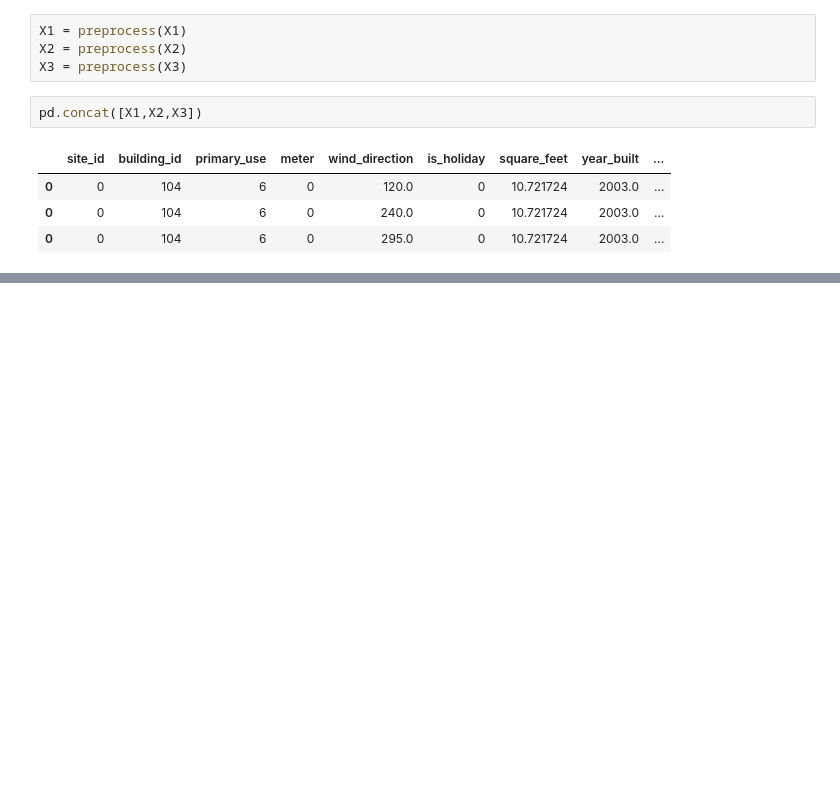
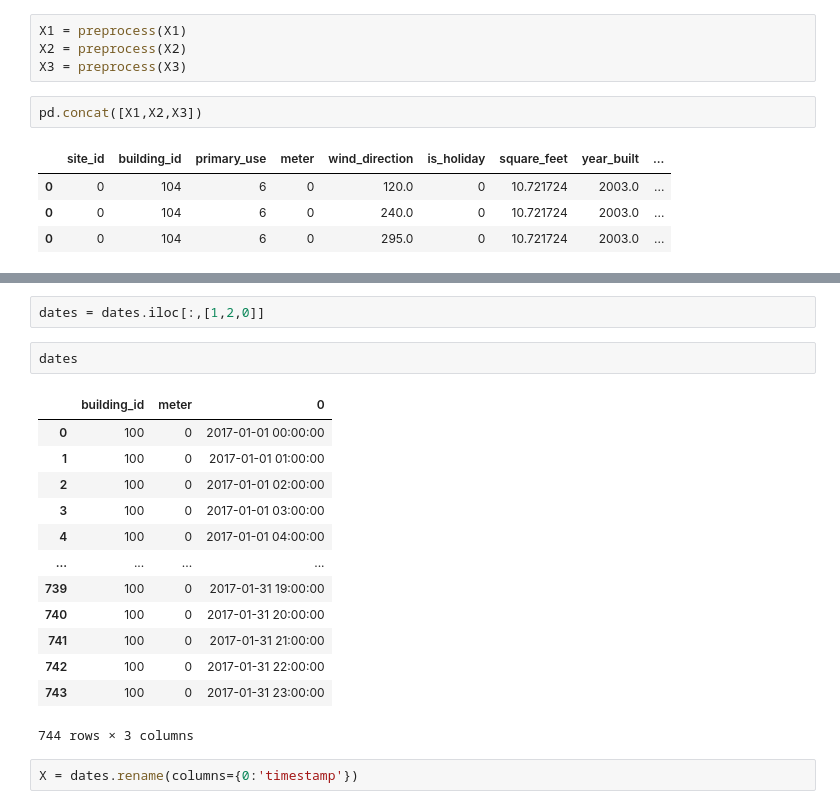
Before and after one commit to diego-faria-br/super_energy_predictor, a Jupyter notebook: notebooks/preprocessing_with_monthly prediction.ipynb, the cells around one changed output, grey strips where cells are left out. Cells and saved outputs as stored; diff of their text form; blank space fills up the shorter version.

```diff
--- a/notebooks/preprocessing_with_monthly prediction.ipynb
+++ b/notebooks/preprocessing_with_monthly prediction.ipynb
@@ -140,0 +181,20 @@ pd.concat([X1,X2,X3])
+# %%
+dates = dates.iloc[:,[1,2,0]]
+# %%
+dates
+# %% [output]
+|  | building_id | meter | 0 |
+| 0 | 100 | 0 | 2017-01-01 00:00:00 |
+| 1 | 100 | 0 | 2017-01-01 01:00:00 |
+| 2 | 100 | 0 | 2017-01-01 02:00:00 |
+| 3 | 100 | 0 | 2017-01-01 03:00:00 |
+| 4 | 100 | 0 | 2017-01-01 04:00:00 |
+| ... | ... | ... | ... |
+| 739 | 100 | 0 | 2017-01-31 19:00:00 |
+| 740 | 100 | 0 | 2017-01-31 20:00:00 |
+| 741 | 100 | 0 | 2017-01-31 21:00:00 |
+| 742 | 100 | 0 | 2017-01-31 22:00:00 |
+| 743 | 100 | 0 | 2017-01-31 23:00:00 |
+744 rows × 3 columns
+# %%
+X = dates.rename(columns={0:'timestamp'})
```
Also changed, not shown: parts of 15 cells of this notebook, 1 other file.
